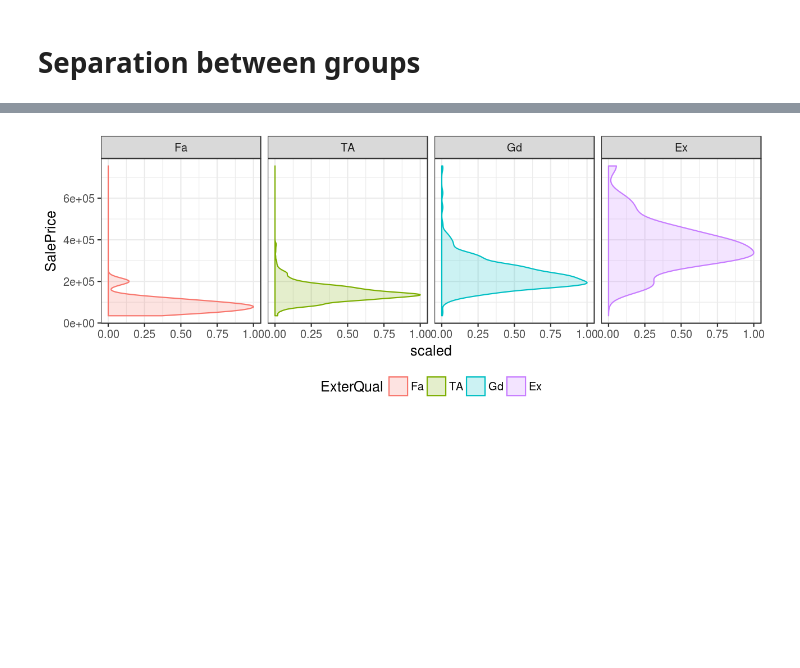
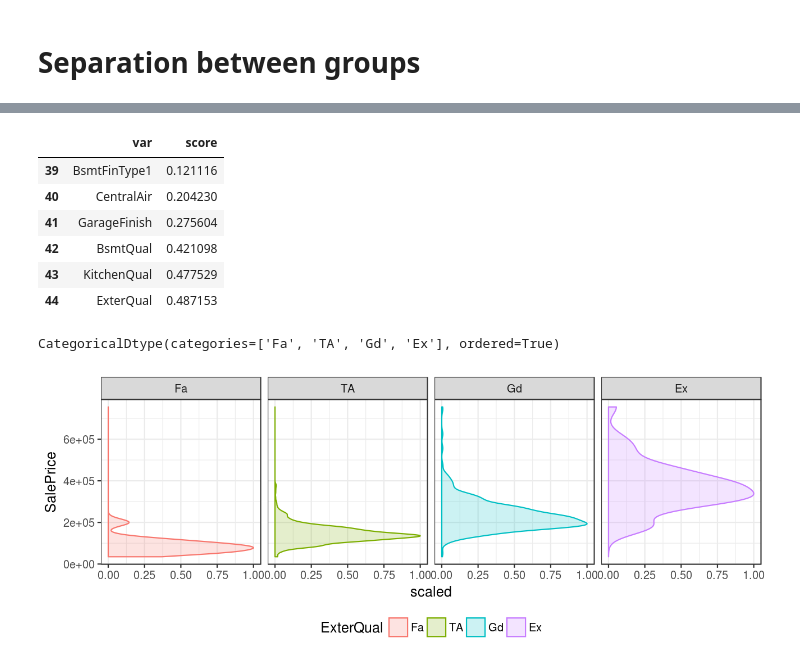
Before and after one commit to MatrixNorm/kaggle, a Jupyter notebook: pybooks/house_prices/01_first_look.ipynb, the cells around one changed output, grey strips where cells are left out. Cells and saved outputs as stored; diff of their text form; code cells hidden in the pictures; blank space fills up the shorter version.

```diff
--- a/pybooks/house_prices/01_first_look.ipynb
+++ b/pybooks/house_prices/01_first_look.ipynb
@@ -344 +296,21 @@ CategoricalDtype(categories=['Fa', 'TA', 'Gd', 'Ex'], ordered=True)
+# %%
+categ_vars_by_groups_separation.tail(6)
+# %% [output]
+|  | var | score |
+| 39 | BsmtFinType1 | 0.121116 |
+| 40 | CentralAir | 0.204230 |
+| 41 | GarageFinish | 0.275604 |
+| 42 | BsmtQual | 0.421098 |
+| 43 | KitchenQual | 0.477529 |
+| 44 | ExterQual | 0.487153 |
+# %%
+x = attr_sel.order_factor_by_target(
+    categ_data.dropna(subset=['SalePrice'])[['ExterQual', 'SalePrice']],
+    factor_var='ExterQual',
+    target_var='SalePrice'
+)
+
+x['ExterQual'].dtype
+# %% [output]
+CategoricalDtype(categories=['Fa', 'TA', 'Gd', 'Ex'], ordered=True)
 # %%
```
Also changed, not shown: parts of 16 cells of this notebook, 3 other files.
